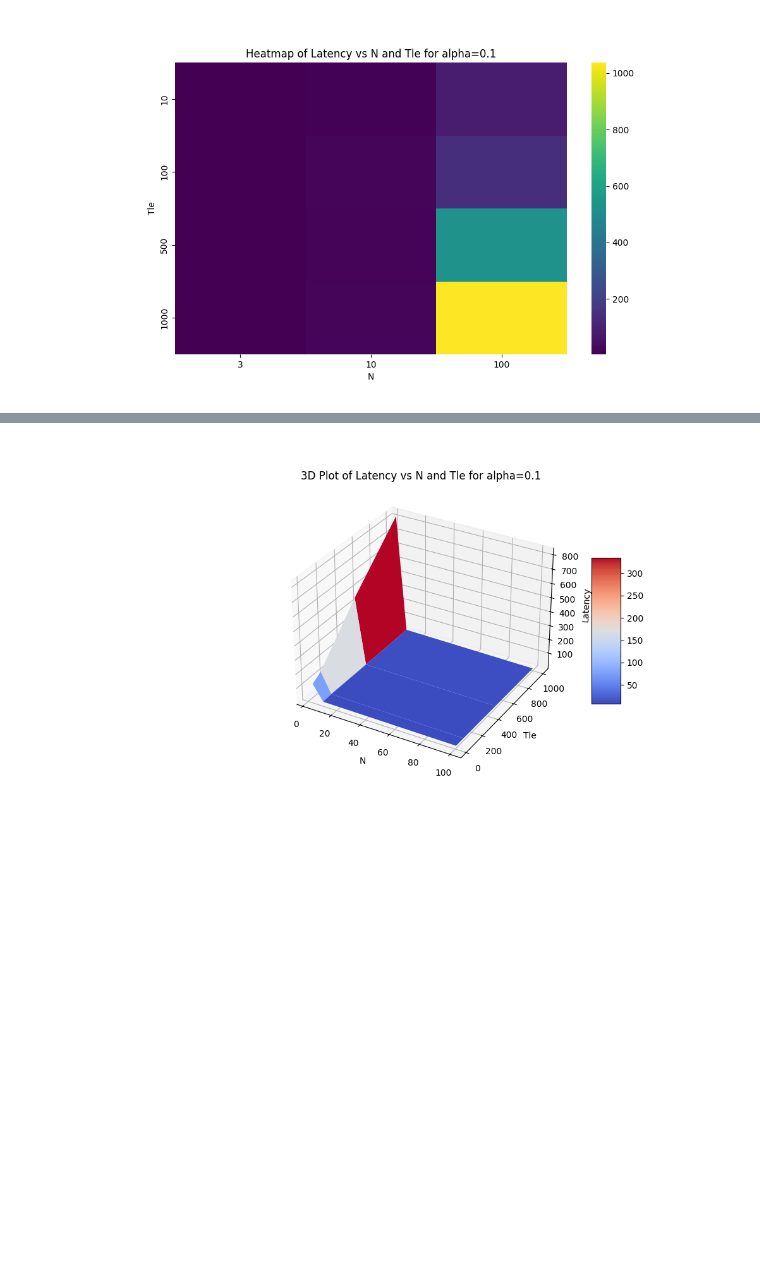
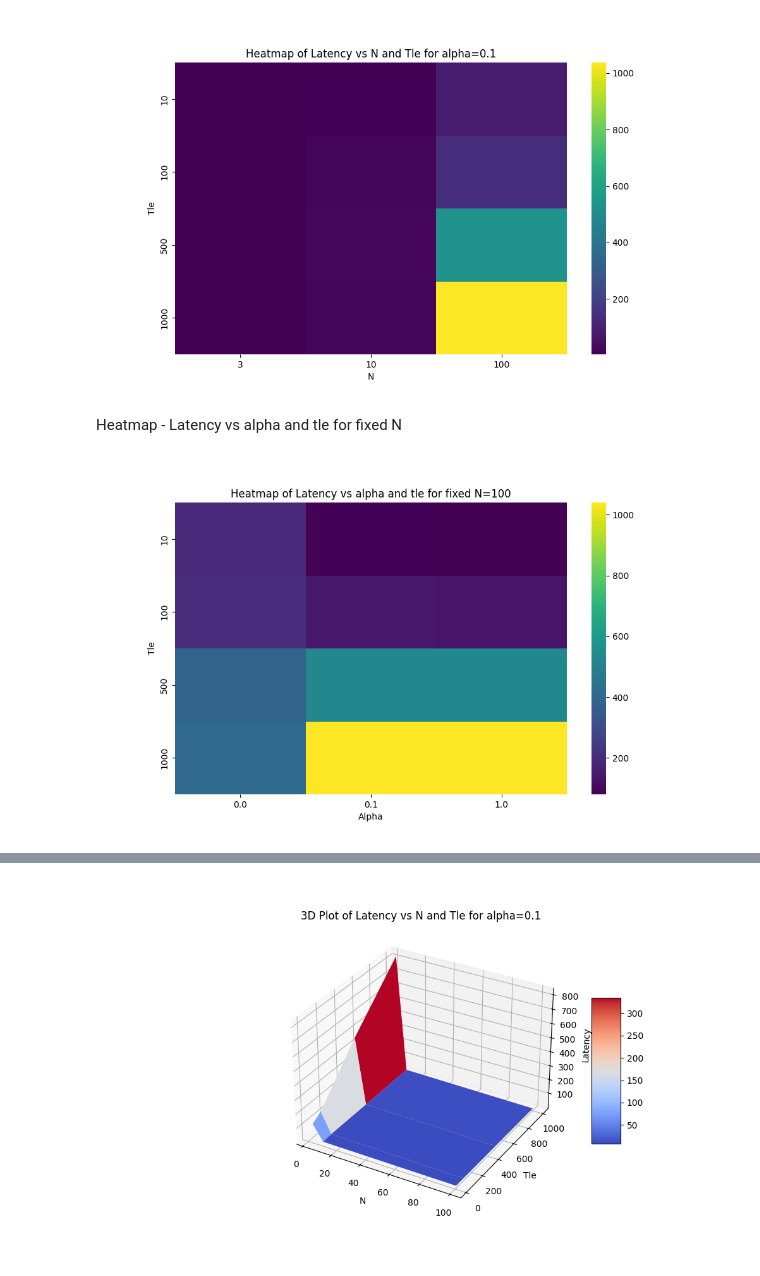
Before and after one commit to Minifixio/SLR210-Obstruction-Free-Consensus-Paxos, a Jupyter notebook: graphPlots.ipynb, the cells around one changed output, grey strips where cells are left out. Saved outputs shown, nothing was run; the diff lists cells and outputs as text; code cells hidden in the pictures; blank space fills up the shorter version.

```diff
--- a/graphPlots.ipynb
+++ b/graphPlots.ipynb
@@ -98,3 +116,18 @@ plt.title(f'Heatmap of Latency vs N and Tle for alpha={fixed_alpha}')
 plt.show()
 # %% [output]
 [figure]
+# %% [markdown]
+Heatmap - Latency vs alpha and tle for fixed N
+# %%
+# Heatmap - Latency vs alpha and tle for fixed N
+fixed_N = 100  # Choose a fixed value of N
+subset = df[df['N'] == fixed_N]
+pivot = subset.pivot_table(index='Tle', columns='Alpha', values='Execution Time')
+plt.figure(figsize=(10, 6))
+sns.heatmap(pivot, cmap='viridis')
+plt.xlabel('Alpha')
+plt.ylabel('Tle')
+plt.title(f'Heatmap of Latency vs alpha and tle for fixed N={fixed_N}')
+plt.show()
+# %% [output]
+[figure, added]
```
Also changed, not shown: parts of 6 cells of this notebook, 9 other files.
